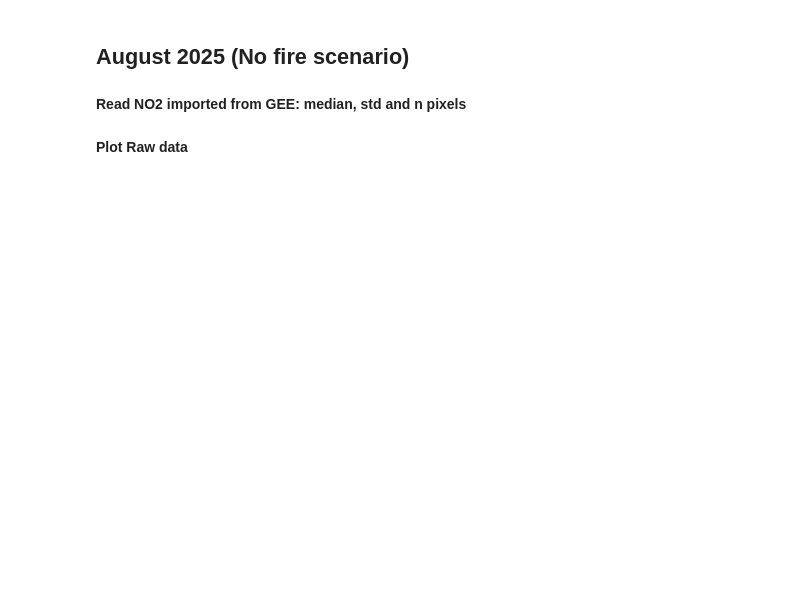
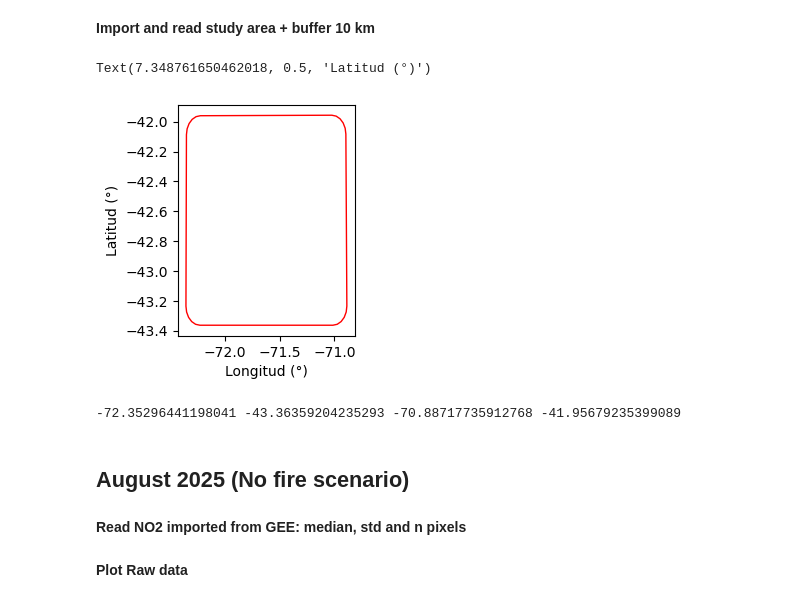
Before and after one commit to francobarrionuevoenv21/MAIE_devs_pub, a Jupyter notebook: Teledt_ambiental/TP5_NO2/TP5_NO2gee.ipynb, the cells around one changed output. Drawn from its saved outputs; the diff is of its cells as text; code cells hidden in the pictures; blank space fills up the shorter version.

```diff
--- a/Teledt_ambiental/TP5_NO2/TP5_NO2gee.ipynb
+++ b/Teledt_ambiental/TP5_NO2/TP5_NO2gee.ipynb
@@ -12,4 +13,24 @@ import matplotlib.pyplot as plt
 import os
+# %% [markdown]
+**Import and read study area + buffer 10 km**
+# %%
+# Import and plot the study area with geopandas
+study_area_buff = gpd.read_file('vectores\study_area_buffer.geojson')
+
+
+fig, ax = plt.subplots(figsize=(3, 3))
+study_area_buff.plot(ax=ax, color='none', edgecolor='red')
+ax.set_xlabel('Longitud (°)')
+ax.set_ylabel('Latitud (°)')
+# %% [output]
+Text(7.348761650462018, 0.5, 'Latitud (°)')
+[figure, added]
+# %%
+# Get boundaries limits region analysis vector
+minx, miny, maxx, maxy = study_area_buff.bounds.iloc[0, :]
+print(minx, miny, maxx, maxy)
+# %% [output]
+-72.35296441198041 -43.36359204235293 -70.88717735912768 -41.95679235399089
 # %% [markdown]
 ## August 2025 (No fire scenario)
 # %% [markdown]
```
Also changed, not shown: parts of 6 cells of this notebook, 18 other files.
